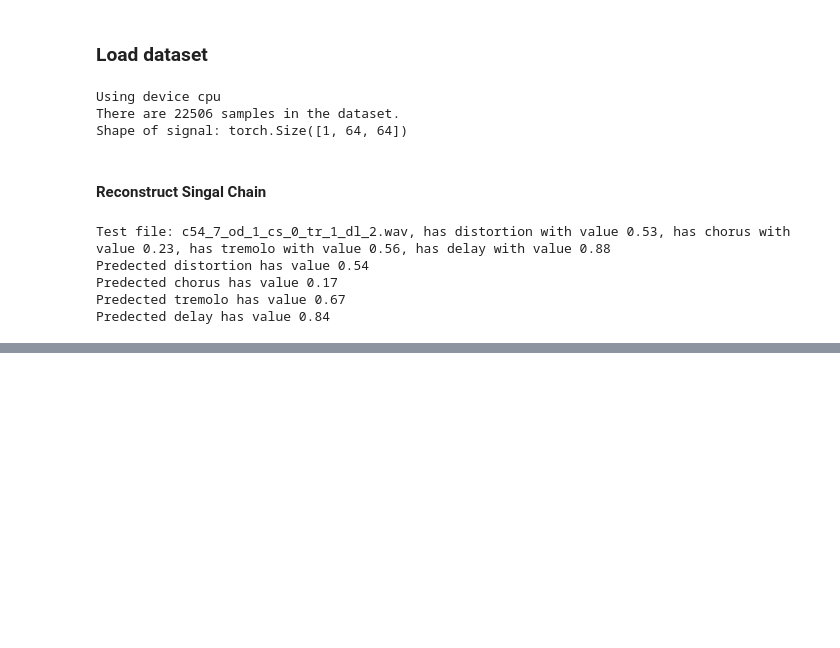
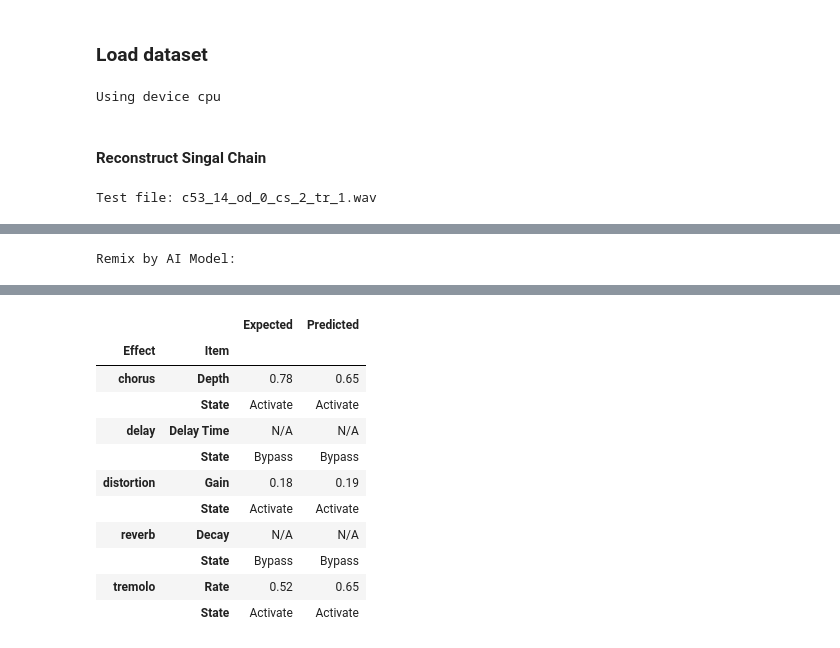
Before and after one commit to DCisHurt/Guitar-MIR, a Jupyter notebook: ex4_signalchain_.ipynb, the cells around one changed output, grey strips where cells are left out. Saved outputs shown, nothing was run; the diff lists cells and outputs as text; code cells hidden in the pictures; blank space fills up the shorter version.

```diff
--- a/ex4_signalchain_.ipynb
+++ b/ex4_signalchain_.ipynb
@@ -12,14 +12,14 @@ import matplotlib.pyplot as plt
 # %%
 from src.gtfxdataset import GtFxDataset
 
-AUDIO_DIR = "_assets/DATASET/GT-FX-TEST/"
+AUDIO_DIR = "_assets/DATASET/GT-FX-C53/"
 ANNOTATIONS_FILE = os.path.join(AUDIO_DIR, "annotation.csv")
 
 SAMPLE_RATE = 22050
 NUM_SAMPLES = 22050*3
 
 EFFECT_MAP = ["distortion", "chorus", "tremolo", "delay", "reverb"]
-EFFECT = 1
+
 
 if torch.cuda.is_available():
     device = "cuda"
@@ -58,14 +58,8 @@ fxData = GtFxDataset(ANNOTATIONS_FILE,
                         SAMPLE_RATE,
                         NUM_SAMPLES,
                         device)
-
-signal, _, _, _, _ = fxData[0]
-print(f"There are {len(fxData)} samples in the dataset.")
-print(f"Shape of signal: {signal.shape}")
 # %% [output]
 Using device cpu
-There are 22506 samples in the dataset.
-Shape of signal: torch.Size([1, 64, 64])
 # %% [markdown]
 #### Reconstruct Singal Chain
 # %%
@@ -79,52 +73,71 @@ import pandas as pd
 import random
 
 _WEIGHTS_DIR = "_weights/"
-_DRY_SAMPLE_DIR = "_assets/DATASET/test"
+_DRY_SAMPLE_DIR = "_assets/DATASET/test3"
 
-CLASSIFY_WEIGHTS = os.path.join(_WEIGHTS_DIR, "c55_classify.pth")
+CLASSIFY_WEIGHTS = os.path.join(_WEIGHTS_DIR, "c53_classify.pth")
 
 index = random.randint(0, len(fxData))
 test_data = fxData[index]
 
 sample_file = fxData.get_audio_sample_filename(index) + ".wav"
 dry_file = sample_file[:2] + "0" + sample_file[3:sample_file.find('_', 4)] + ".wav"
-
-print(f"Test file: {sample_file}", end="")
-for i in range(5):
-    if test_data[1][i] > 0.0:
-        val = round(test_data[3][i].item(), 2)
-        print(f", has {EFFECT_MAP[i]} with value {val}", end="")
-print("")
-
 
 classify = cModel.Classifier().to(device)
 classify.load_state_dict(torch.load(CLASSIFY_WEIGHTS))
 
 log = cTrain.test_single(classify, test_data)
 
 extract = eModel.Extractor().to(device)
 eff = EffectApplier(_DRY_SAMPLE_DIR, dry_file)
 
+table = []
+para_list = ['Gain', 'Depth', 'Rate', 'Delay Time', 'Decay']
 for fx, state in enumerate(log):
+    table.append([EFFECT_MAP[fx],
+                 "State",
+                 "Activate" if test_data[1][fx] > 0.0 else "Bypass",
+                 "Activate" if state == 1 else "Bypass"])
+
     if state == 1:
         WEIGHTS_FILE = os.path.join(_WEIGHTS_DIR, "c55_parameter_" + str(fx) + ".pth")
         extract.load_state_dict(torch.load(WEIGHTS_FILE))
         val = eTrain.test_single(extract, test_data, fx)
-        print(f"Predected {EFFECT_MAP[fx]} has value {val}")
         eff.addEffect(fx, val, mode="manual")
+    else:
+        val = -1.0
+
+    table.append([EFFECT_MAP[fx],
+                para_list[fx],
+                "N/A" if test_data[1][fx] < 1 else round(test_data[3][fx].item(), 2),
+                "N/A" if val < 0 else val])
 
 waveform, sr = torchaudio.load(os.path.join(AUDIO_DIR, sample_file))
 
+print(f"Test file: {sample_file}")
 play_audio(waveform, sr)
+
+print(f"Remix by AI Model:")
 play_audio(eff.generate(), sr)
 
-# table = pd.DataFrame(log)
-# print(table)
+df = pd.DataFrame(table)
+df.columns = ["Effect", "Item", "Expected", "Predicted"]
+df2 = df.groupby(['Effect', "Item"])
+df2.first()
 # %% [output]
-Test file: c54_7_od_1_cs_0_tr_1_dl_2.wav, has distortion with value 0.53, has chorus with value 0.23, has tremolo with value 0.56, has delay with value 0.88
-Predected distortion has value 0.54
-Predected chorus has value 0.17
-Predected tremolo has value 0.67
-Predected delay has value 0.84
+Test file: c53_14_od_0_cs_2_tr_1.wav
 [interactive output not drawn]
+Remix by AI Model:
 [interactive output not drawn]
+|  |  | Expected | Predicted |
+| Effect | Item |  |  |
+| chorus | Depth | 0.78 | 0.65 |
+|  | State | Activate | Activate |
+| delay | Delay Time | N/A | N/A |
+|  | State | Bypass | Bypass |
+| distortion | Gain | 0.18 | 0.19 |
+|  | State | Activate | Activate |
+| reverb | Decay | N/A | N/A |
+|  | State | Bypass | Bypass |
+| tremolo | Rate | 0.52 | 0.65 |
+|  | State | Activate | Activate |
```
Also changed, not shown: 7 other files.
